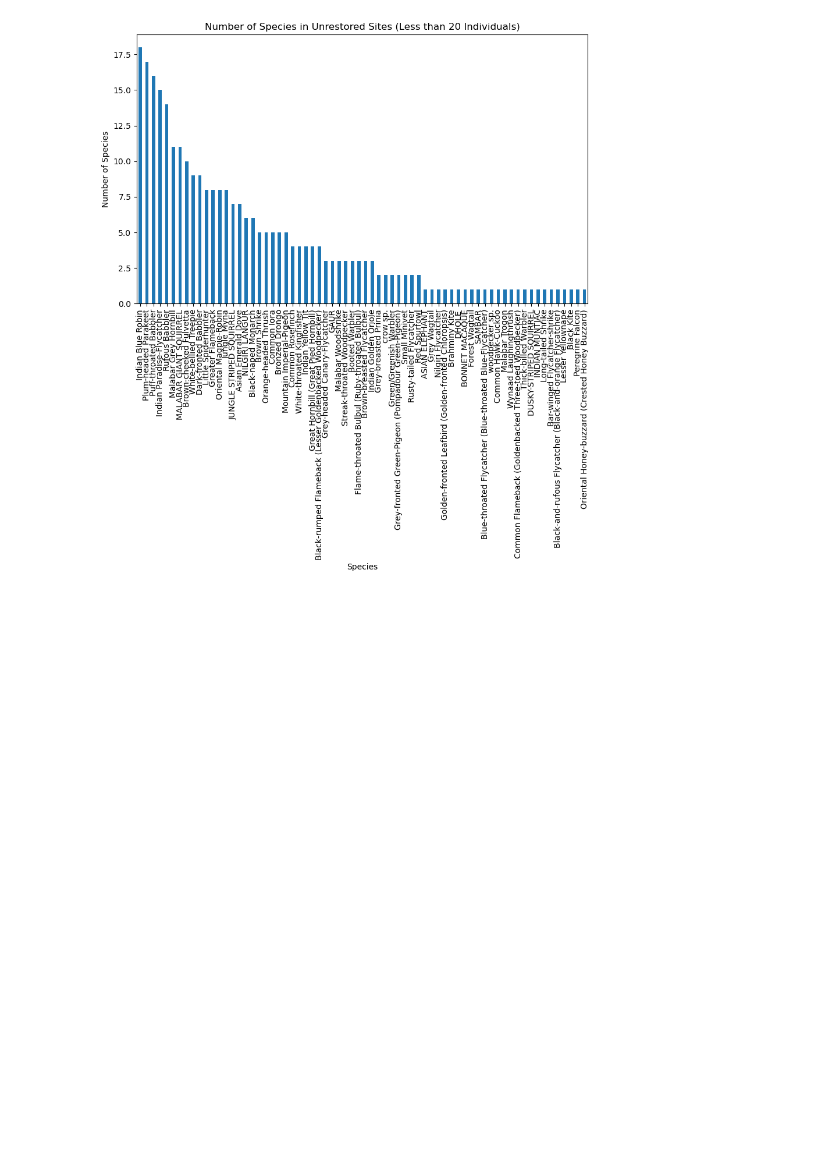
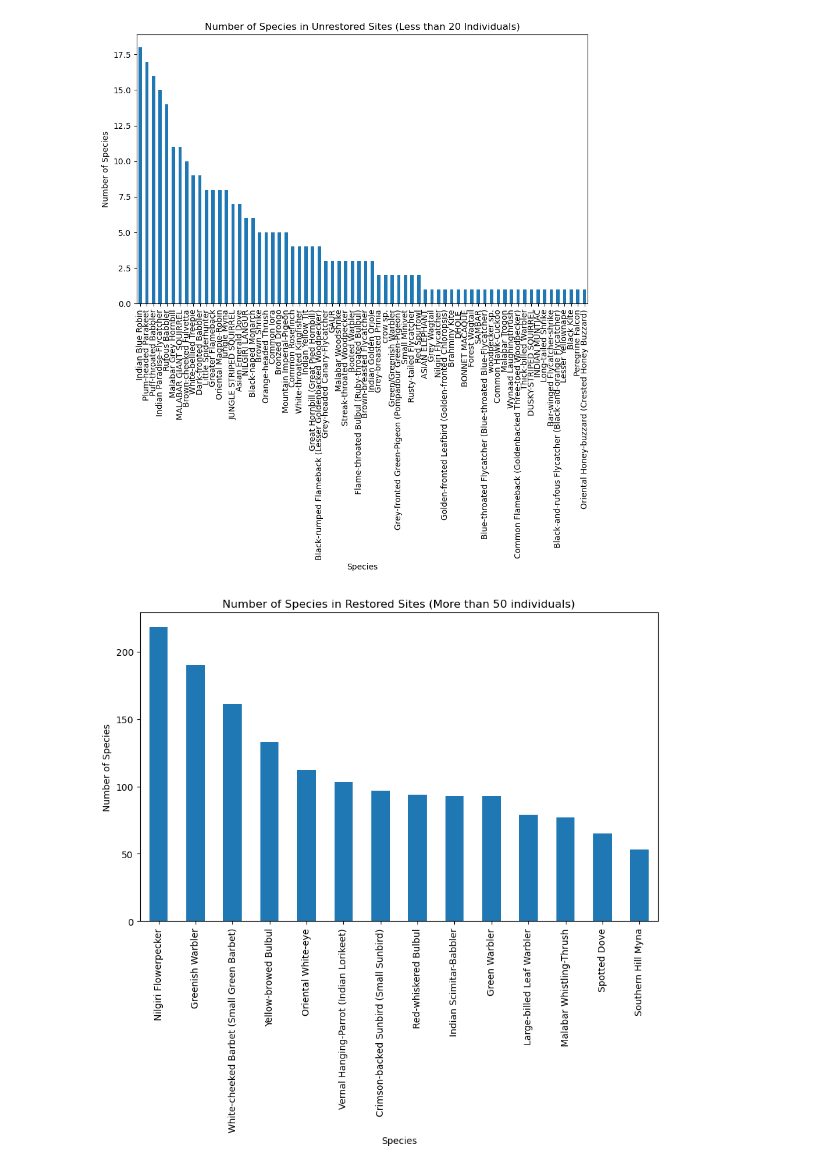
Before and after one commit to enyakemp21/BIO_350, a Jupyter notebook: Final_Project.ipynb, the cells around one changed output. Cells and saved outputs as stored; diff of their text form; code cells hidden in the pictures; blank space fills up the shorter version.

```diff
--- a/Final_Project.ipynb
+++ b/Final_Project.ipynb
@@ -87,3 +87,19 @@ plt.title('Number of Species in Unrestored Sites (Less than 20 Individuals)')
 plt.show()
 # %% [output]
 [figure]
+# %%
+#plot graph of restored Site_type Species and Species number only if there are more than 50 individuals
+
+#on the x-axis plot the Species, on the y-axis plot the number of Species
+import matplotlib.pyplot as plt
+restored_data=imported_data[imported_data['Site_type']=='Restored']
+species_counts=restored_data['Species'].value_counts()
+filtered_species_counts=species_counts[species_counts>50]
+plt.figure(figsize=(10,6))
+filtered_species_counts.plot(kind='bar')
+plt.xlabel('Species')
+plt.ylabel('Number of Species')
+plt.title('Number of Species in Restored Sites (More than 50 individuals)')
+plt.show()
+# %% [output]
+[figure, added]
```
Also changed, not shown: parts of 8 cells of this notebook.
